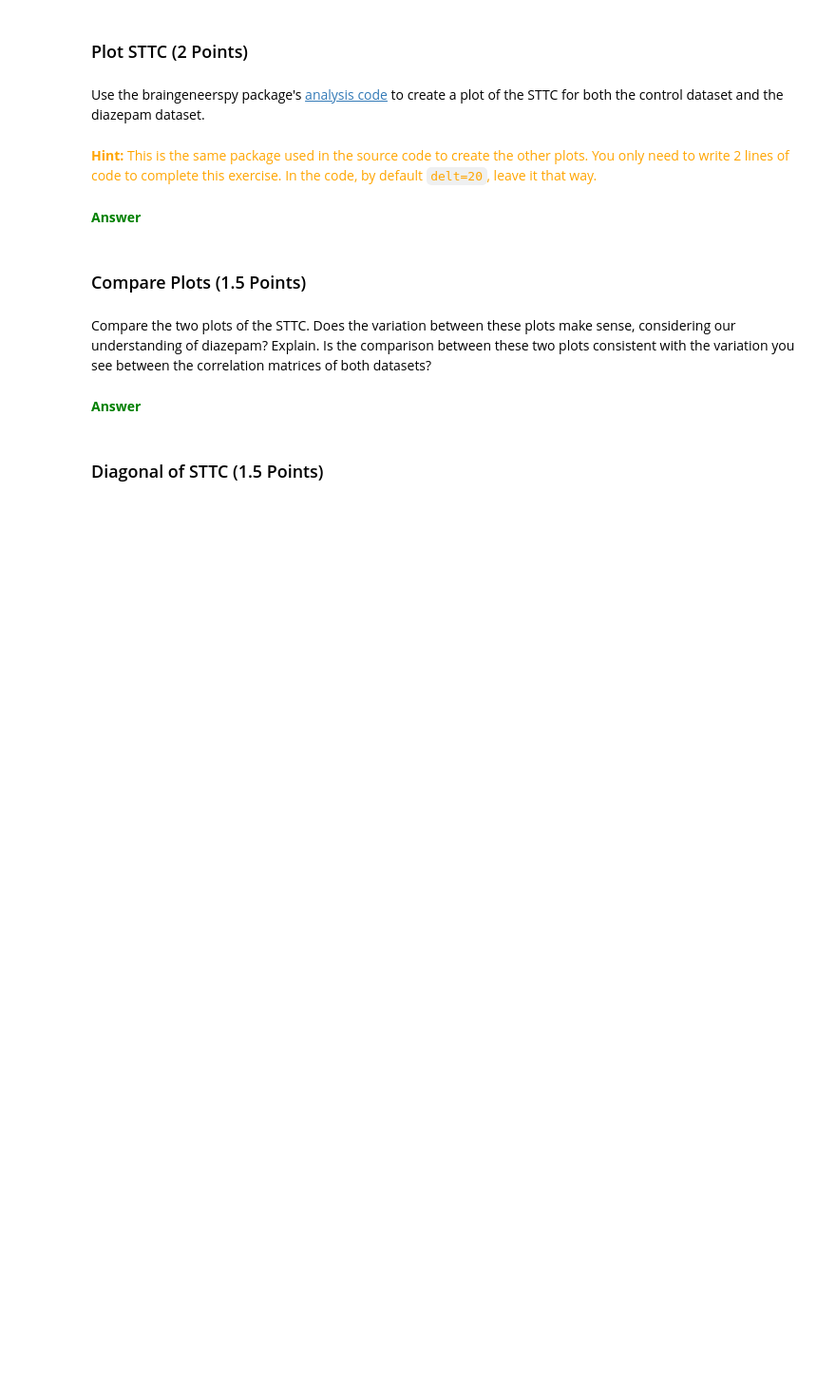
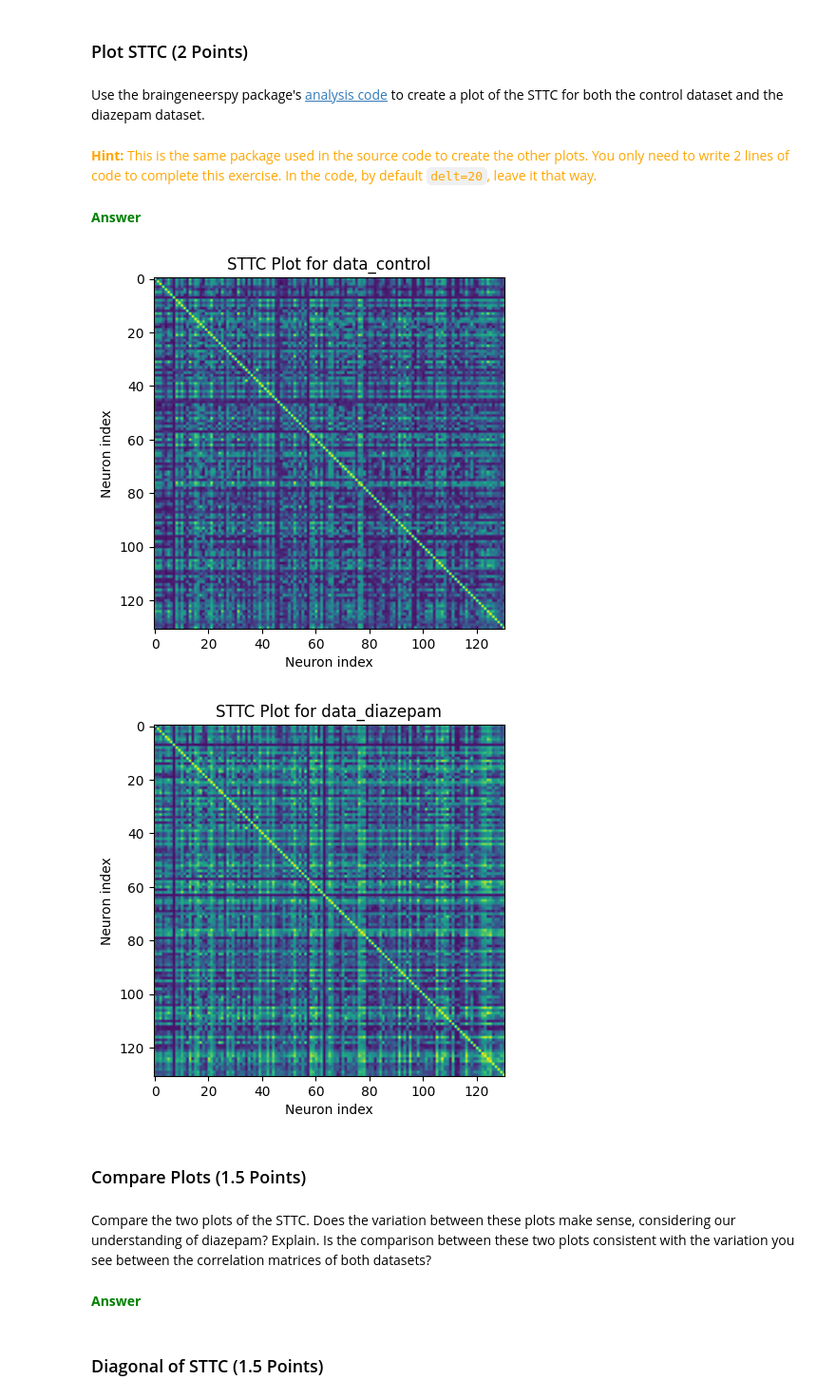
Before and after one commit to Braingeneers-Education/bme-118-2025-introduction-to-electrophysiology-almewhit, a Jupyter notebook: electrophysiology_introduction.ipynb, the cells around one changed output. Shown at 95% size. Drawn from its saved outputs; the diff is of its cells as text; code cells hidden in the pictures; blank space fills up the shorter version.

```diff
--- a/electrophysiology_introduction.ipynb
+++ b/electrophysiology_introduction.ipynb
@@ -521,6 +531,20 @@ Use the braingeneerspy package's [analysis code](https://github.com/braingeneers
 <font color="orange"><b>Hint:</b> This is the same package used in the source code to create the other plots. You only need to write 2 lines of code to complete this exercise. In the code, by default `delt=20`, leave it that way.
 # %% [markdown]
 <font color="green"><b>Answer
+# %%
+def plotSTTC(inData,dataSet):
+    plt.imshow(inData.spike_time_tilings()) #once per dataset
+    plt.xlabel("Neuron index")
+    plt.ylabel("Neuron index")
+    plt.title('STTC Plot for {dataSet}'.format(dataSet=dataSet))
+    plt.show()
+
+#plotting both datasets
+plotSTTC(data_control,'data_control')
+plotSTTC(data_diazepam,'data_diazepam')
+# %% [output]
+[figure, added]
+[figure, added]
 # %% [markdown]
 ### Compare Plots (1.5 Points)
 # %% [markdown]
```
Also changed, not shown: parts of 7 cells of this notebook.
